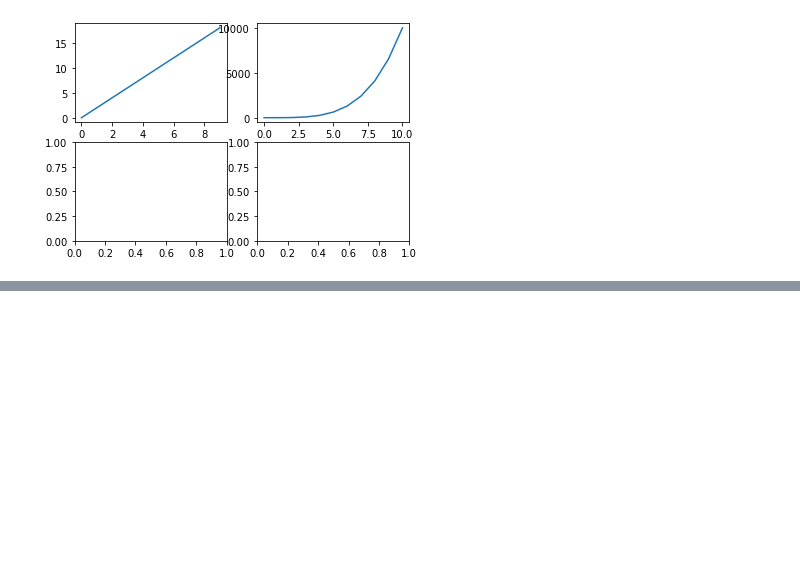
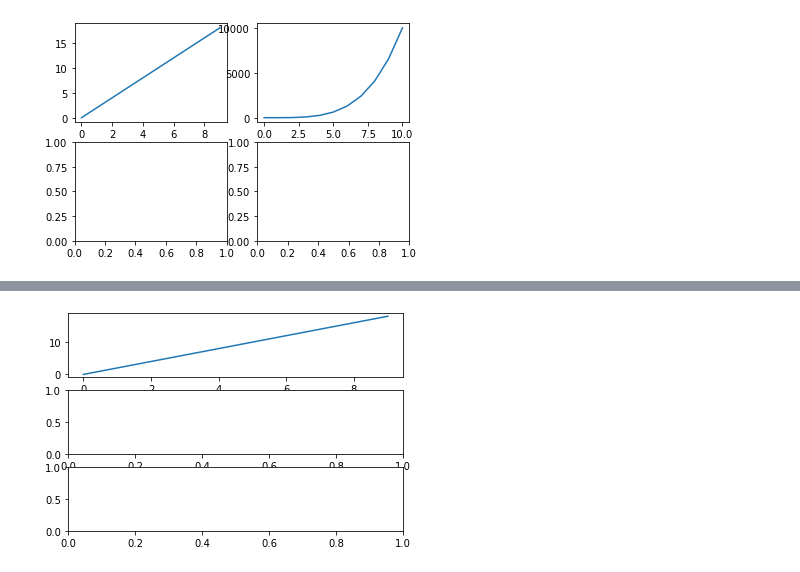
Before and after one commit to calvinlinardy/My-Python-Learning, a Jupyter notebook: Jupyter Notebook/Udemy Study/Machine Learning/Matplotlib/Matplotlib SubPlots.ipynb, the cells around one changed output, grey strips where cells are left out. Cells and saved outputs as stored; diff of their text form; code cells hidden in the pictures; blank space fills up the shorter version.

```diff
--- a/Jupyter Notebook/Udemy Study/Machine Learning/Matplotlib/Matplotlib SubPlots.ipynb
+++ b/Jupyter Notebook/Udemy Study/Machine Learning/Matplotlib/Matplotlib SubPlots.ipynb
@@ -109,0 +127,6 @@ axes[0][1].plot(a,b);
+# %%
+fig,axes = plt.subplots(nrows=3,ncols=1)
+
+axes[0].plot(x,y);
+# %% [output]
+[figure, added]
```
Also changed, not shown: parts of 16 cells of this notebook, 2 other files.
